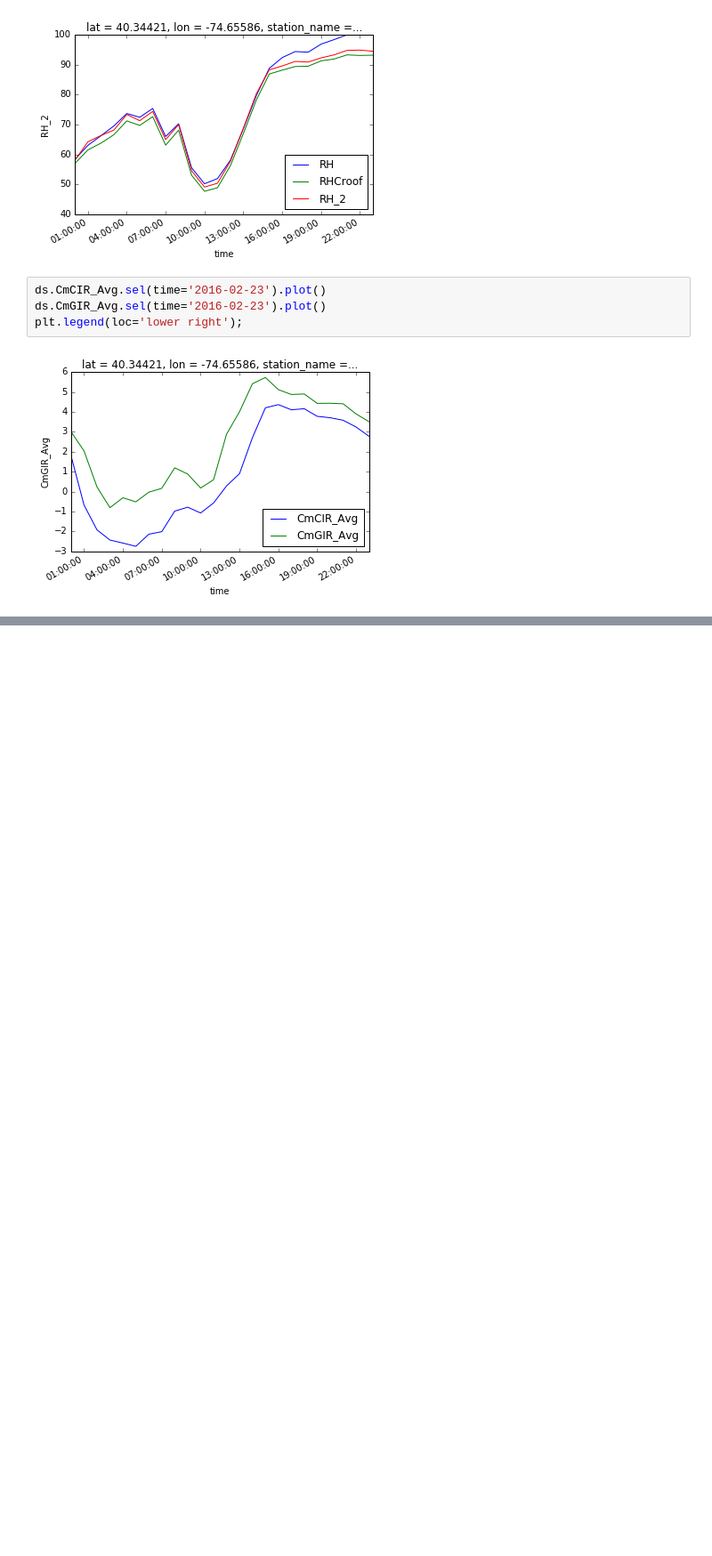
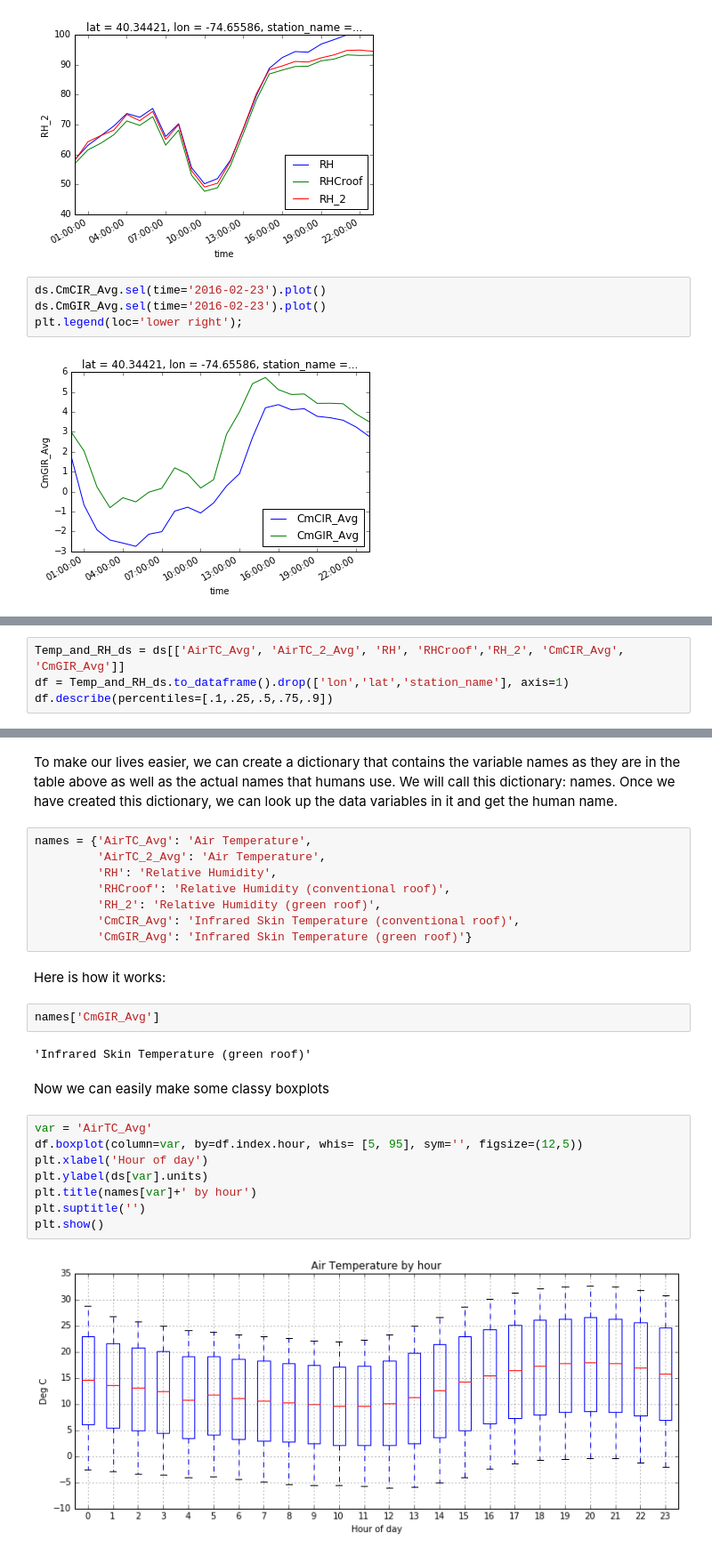
Before and after one commit to jsignell/intro-to-netcdf, a Jupyter notebook: Butler Roof.ipynb, the cells around one changed output, grey strips where cells are left out. Shown at 89% size. Cells and saved outputs as stored; diff of their text form; blank space fills up the shorter version.

Commit message:
added some classy boxplots

```diff
--- a/Butler Roof.ipynb
+++ b/Butler Roof.ipynb
@@ -30,0 +37,4 @@ plt.legend(loc='lower right');
+# %%
+Temp_and_RH_ds = ds[['AirTC_Avg', 'AirTC_2_Avg', 'RH', 'RHCroof','RH_2', 'CmCIR_Avg', 'CmGIR_Avg']]
+df = Temp_and_RH_ds.to_dataframe().drop(['lon','lat','station_name'], axis=1)
+df.describe(percentiles=[.1,.25,.5,.75,.9])
@@ -30,0 +53,28 @@ plt.legend(loc='lower right');
+# %% [markdown]
+To make our lives easier, we can create a dictionary that contains the variable names as they are in the table above as well as the actual names that humans use. We will call this dictionary: names. Once we have created this dictionary, we can look up the data variables in it and get the human name.
+# %%
+names = {'AirTC_Avg': 'Air Temperature',
+         'AirTC_2_Avg': 'Air Temperature',
+         'RH': 'Relative Humidity',
+         'RHCroof': 'Relative Humidity (conventional roof)',
+         'RH_2': 'Relative Humidity (green roof)',
+         'CmCIR_Avg': 'Infrared Skin Temperature (conventional roof)',
+         'CmGIR_Avg': 'Infrared Skin Temperature (green roof)'}
+# %% [markdown]
+Here is how it works:
+# %%
+names['CmGIR_Avg']
+# %% [output]
+'Infrared Skin Temperature (green roof)'
+# %% [markdown]
+Now we can easily make some classy boxplots
+# %%
+var = 'AirTC_Avg'
+df.boxplot(column=var, by=df.index.hour, whis= [5, 95], sym='', figsize=(12,5))
+plt.xlabel('Hour of day')
+plt.ylabel(ds[var].units)
+plt.title(names[var]+' by hour')
+plt.suptitle('')
+plt.show()
+# %% [output]
+[figure, added]
```
Also changed, not shown: parts of 6 cells of this notebook.
